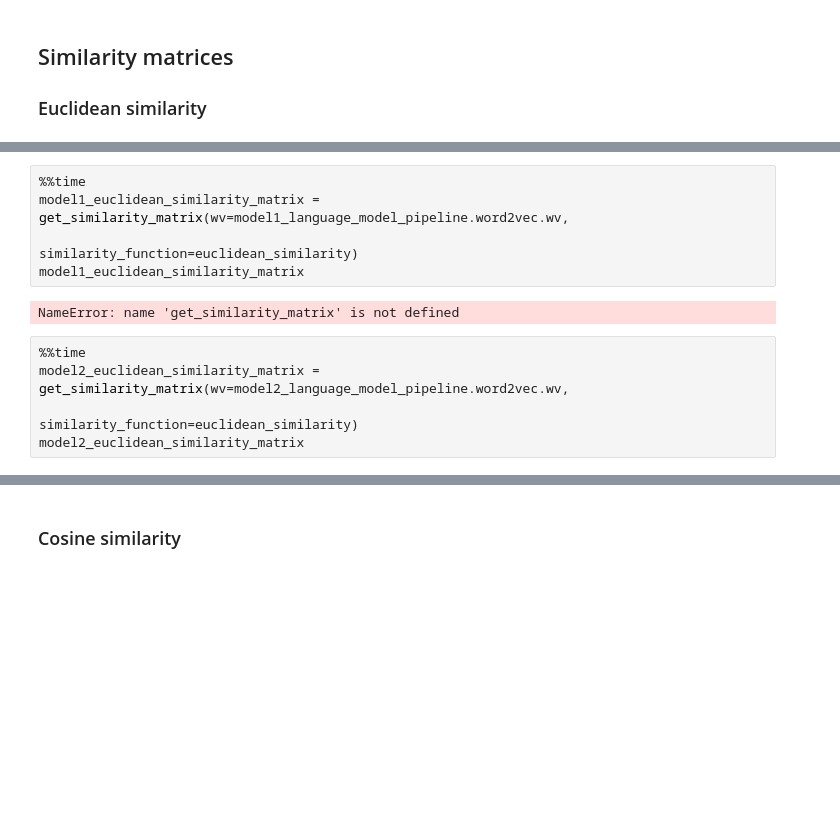
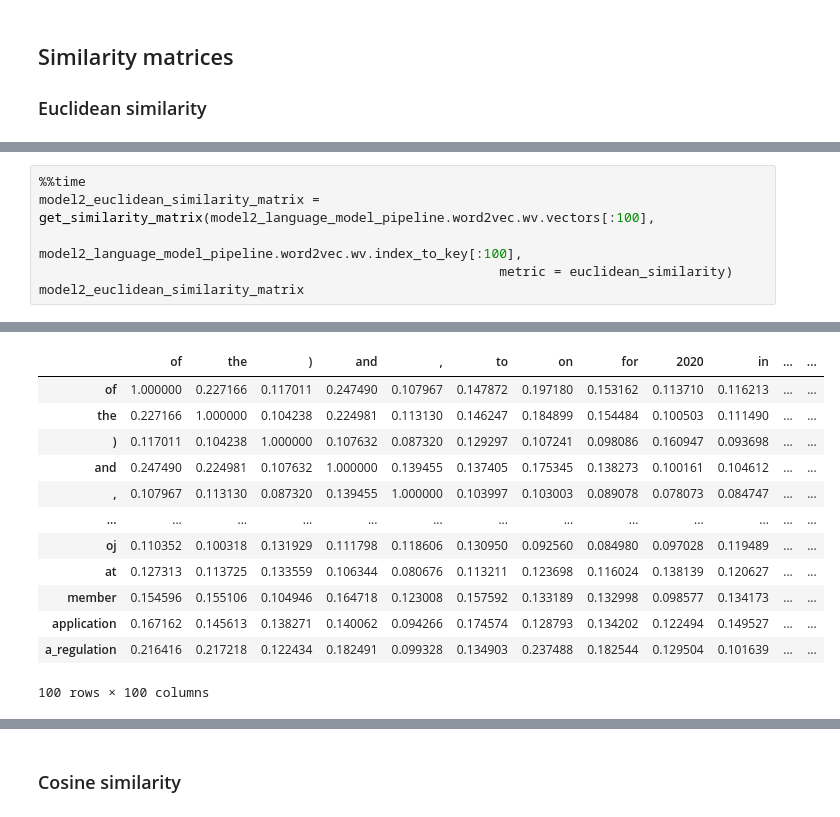
Before and after one commit to meaningfy-ws/sem-covid, a Jupyter notebook: sem_covid/entrypoints/notebooks/language_modeling/word2vec_model_training.ipynb, the cells around one changed output, grey strips where cells are left out. Drawn from its saved outputs; the diff is of its cells as text; blank space fills up the shorter version.

```diff
--- a/sem_covid/entrypoints/notebooks/language_modeling/word2vec_model_training.ipynb
+++ b/sem_covid/entrypoints/notebooks/language_modeling/word2vec_model_training.ipynb
@@ -230,12 +225,7 @@ Wall time: 19.9 s
-# %%
-%%time
-model1_euclidean_similarity_matrix = get_similarity_matrix(wv=model1_language_model_pipeline.word2vec.wv,
-                                                           similarity_function=euclidean_similarity)
-model1_euclidean_similarity_matrix
-# %% [output]
-NameError: name 'get_similarity_matrix' is not defined
 # %%
 %%time
-model2_euclidean_similarity_matrix = get_similarity_matrix(wv=model2_language_model_pipeline.word2vec.wv,
-                                                           similarity_function=euclidean_similarity)
+model2_euclidean_similarity_matrix = get_similarity_matrix(model2_language_model_pipeline.word2vec.wv.vectors[:100],
+                                                           model2_language_model_pipeline.word2vec.wv.index_to_key[:100],
+                                                           metric = euclidean_similarity)
 model2_euclidean_similarity_matrix
+# %% [output]
@@ -242,2 +234,15 @@ model2_euclidean_similarity_matrix
+|  | of | the | ) | and | , | to | on | for | 2020 | in | ... | ... |
+| of | 1.000000 | 0.227166 | 0.117011 | 0.247490 | 0.107967 | 0.147872 | 0.197180 | 0.153162 | 0.113710 | 0.116213 | ... | ... |
+| the | 0.227166 | 1.000000 | 0.104238 | 0.224981 | 0.113130 | 0.146247 | 0.184899 | 0.154484 | 0.100503 | 0.111490 | ... | ... |
+| ) | 0.117011 | 0.104238 | 1.000000 | 0.107632 | 0.087320 | 0.129297 | 0.107241 | 0.098086 | 0.160947 | 0.093698 | ... | ... |
+| and | 0.247490 | 0.224981 | 0.107632 | 1.000000 | 0.139455 | 0.137405 | 0.175345 | 0.138273 | 0.100161 | 0.104612 | ... | ... |
+| , | 0.107967 | 0.113130 | 0.087320 | 0.139455 | 1.000000 | 0.103997 | 0.103003 | 0.089078 | 0.078073 | 0.084747 | ... | ... |
+| ... | ... | ... | ... | ... | ... | ... | ... | ... | ... | ... | ... | ... |
+| oj | 0.110352 | 0.100318 | 0.131929 | 0.111798 | 0.118606 | 0.130950 | 0.092560 | 0.084980 | 0.097028 | 0.119489 | ... | ... |
+| at | 0.127313 | 0.113725 | 0.133559 | 0.106344 | 0.080676 | 0.113211 | 0.123698 | 0.116024 | 0.138139 | 0.120627 | ... | ... |
+| member | 0.154596 | 0.155106 | 0.104946 | 0.164718 | 0.123008 | 0.157592 | 0.133189 | 0.132998 | 0.098577 | 0.134173 | ... | ... |
+| application | 0.167162 | 0.145613 | 0.138271 | 0.140062 | 0.094266 | 0.174574 | 0.128793 | 0.134202 | 0.122494 | 0.149527 | ... | ... |
+| a_regulation | 0.216416 | 0.217218 | 0.122434 | 0.182491 | 0.099328 | 0.134903 | 0.237488 | 0.182544 | 0.129504 | 0.101639 | ... | ... |
+100 rows × 100 columns
 # %%
 %%time
```
Also changed, not shown: parts of 29 cells of this notebook.
